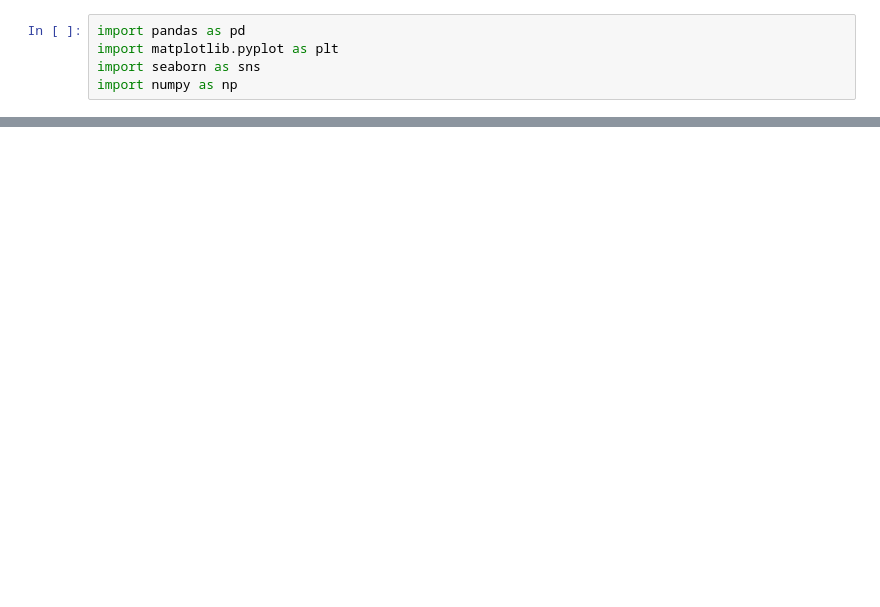
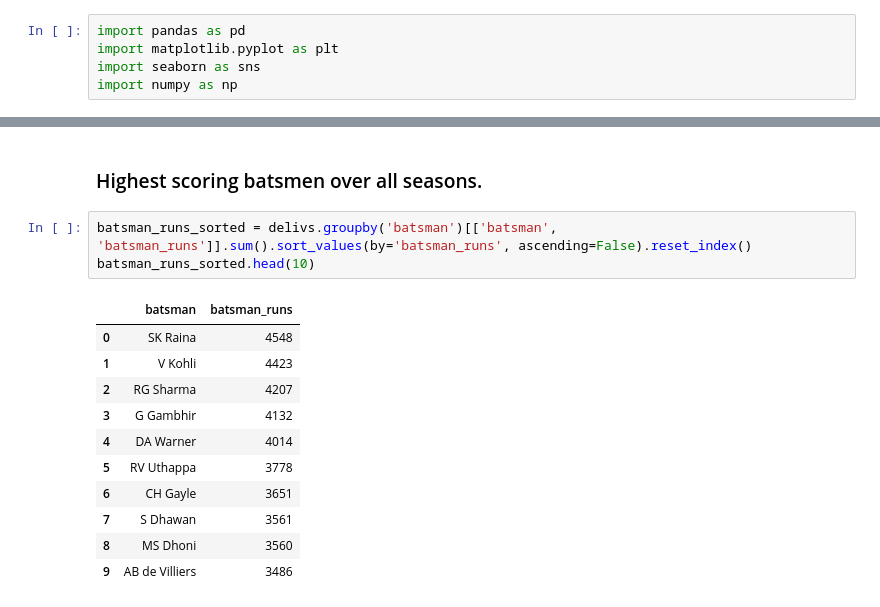
Before and after one commit to ryuukkk/ipl-analysis, a Jupyter notebook: visualisations.ipynb, the cells around one changed output, grey strips where cells are left out. Cells and saved outputs as stored; diff of their text form; blank space fills up the shorter version.

```diff
--- a/visualisations.ipynb
+++ b/visualisations.ipynb
@@ -16,3 +29,20 @@ matches.head()
 | 2 | 3 | 2017 | Rajkot | 2017-04-07 | Gujarat Lions | Kolkata Knight Riders | Kolkata Knight Riders | field | normal | 0 | ... |
 | 3 | 4 | 2017 | Indore | 2017-04-08 | Rising Pune Supergiant | Kings XI Punjab | Kings XI Punjab | field | normal | 0 | ... |
 | 4 | 5 | 2017 | Bangalore | 2017-04-08 | Royal Challengers Bangalore | Delhi Daredevils | Royal Challengers Bangalore | bat | normal | 0 | ... |
+# %% [markdown]
+<h3>Highest scoring batsmen over all seasons.</h3>
+# %%
+batsman_runs_sorted = delivs.groupby('batsman')[['batsman', 'batsman_runs']].sum().sort_values(by='batsman_runs', ascending=False).reset_index()
+batsman_runs_sorted.head(10)
+# %% [output]
+|  | batsman | batsman_runs |
+| 0 | SK Raina | 4548 |
+| 1 | V Kohli | 4423 |
+| 2 | RG Sharma | 4207 |
+| 3 | G Gambhir | 4132 |
+| 4 | DA Warner | 4014 |
+| 5 | RV Uthappa | 3778 |
+| 6 | CH Gayle | 3651 |
+| 7 | S Dhawan | 3561 |
+| 8 | MS Dhoni | 3560 |
+| 9 | AB de Villiers | 3486 |
```
Also changed, not shown: parts of 7 cells of this notebook.
